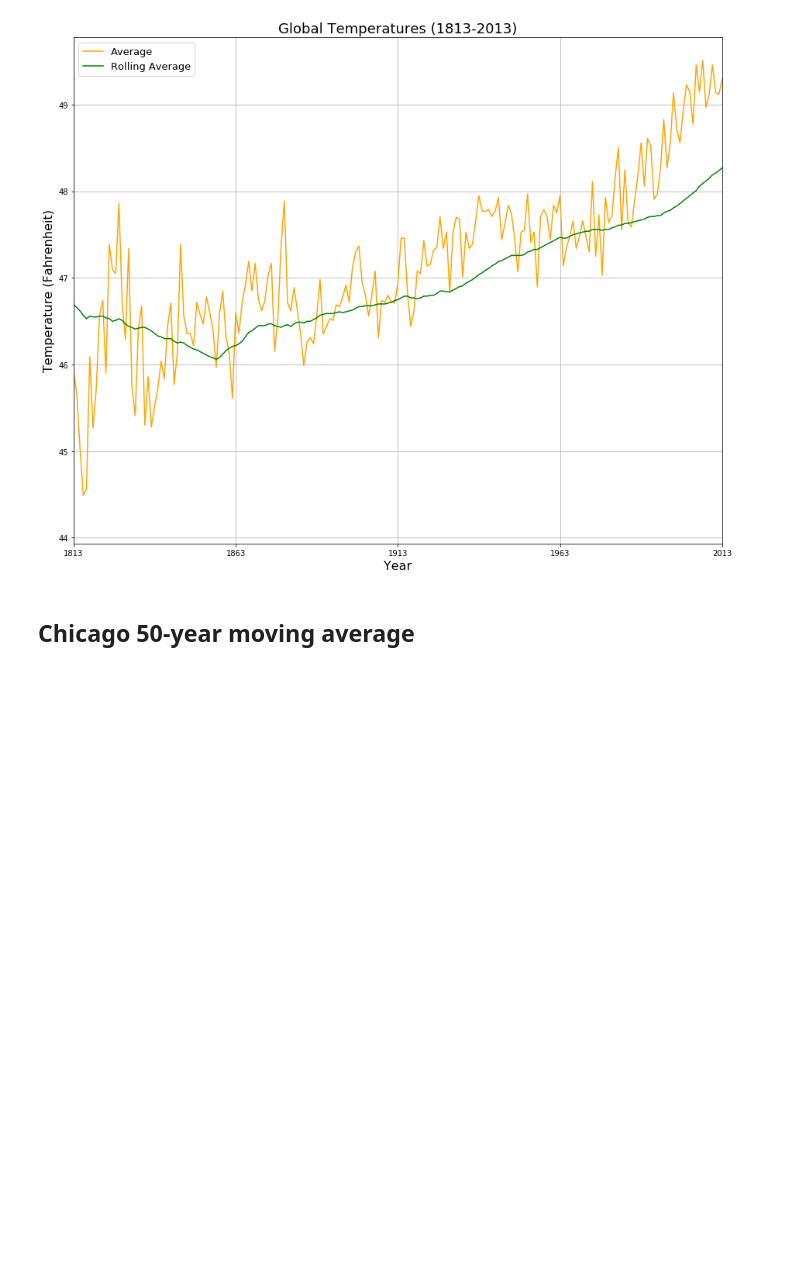
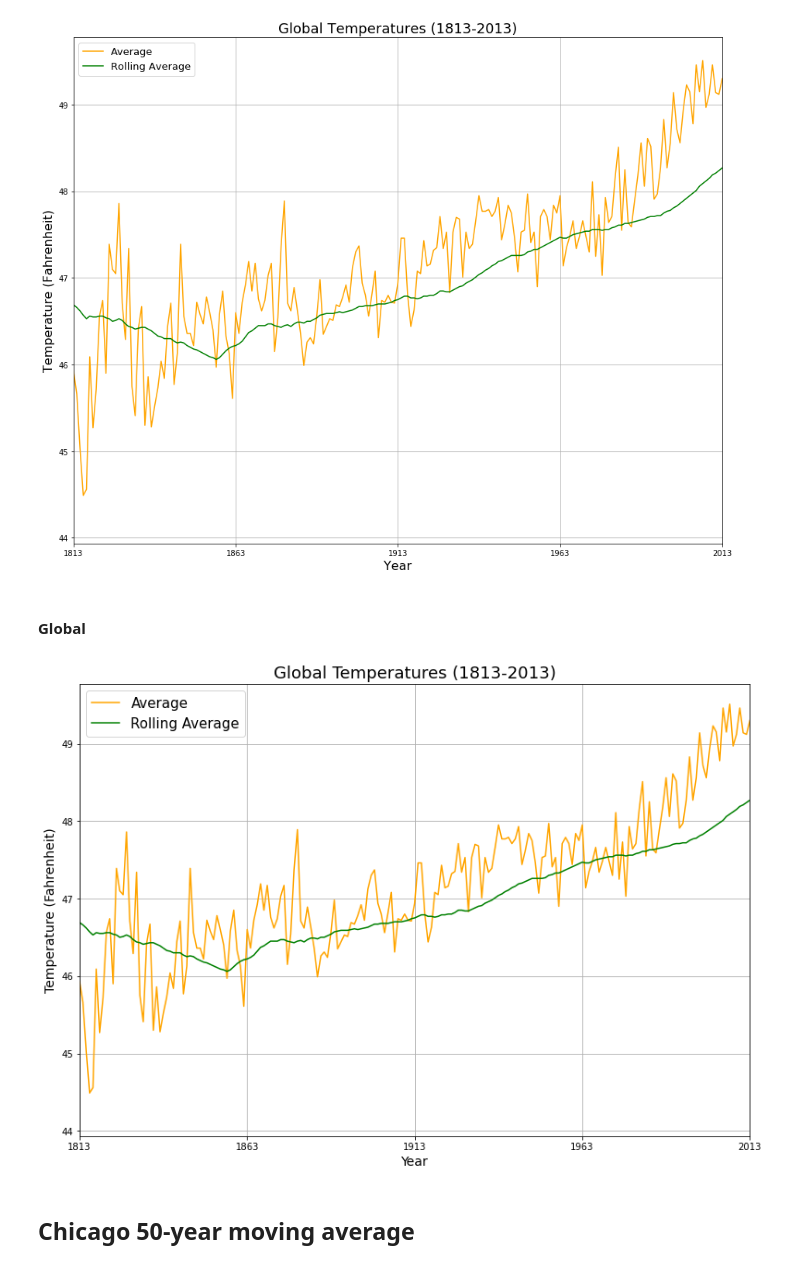
Before and after one commit to sdavitt/week_9, a Jupyter notebook: PandasWeather/Global and Local Weather Trends.ipynb, the cells around one changed output. Drawn from its saved outputs; the diff is of its cells as text; code cells hidden in the pictures; blank space fills up the shorter version.

```diff
--- a/PandasWeather/Global and Local Weather Trends.ipynb
+++ b/PandasWeather/Global and Local Weather Trends.ipynb
@@ -41,0 +150,3 @@ df_chicago.head()
+# %%
+df_global = df_global.query('year >= 1764 and year <= 2013')
+df_global
@@ -43,0 +172,3 @@ df_chicago.head()
+# %%
+df_global.reset_index(drop=True, inplace=True)
+df_global.to_csv('clean_global.csv')
@@ -54,0 +225,2 @@ df_chicago.head()
+# %%
+df_global['ra_50'] = round(df_global.avg_temp.rolling(50).mean(), 2)
@@ -59,6 +255,26 @@ df_chicago.head()
 # rolling average by year (green)
 # %% [output]
 [figure]
+# %%
+year_range = range(1813, 2014, 50)
+year_labels = ['1813', '1863', '1913', '1963', '2013']
+# %% [markdown]
+#### Global
+# %%
+plt.figure(figsize=(13, 9))
+
+plt.plot(df_global.year, df_global.avg_temp, color='orange')
+plt.plot(df_global.year, df_global.ra_50, color='green')
+plt.xticks(year_range, year_labels)
+plt.xlim(int(year_labels[0]), int(year_labels[-1]))
+
+plt.title('Global Temperatures (1813-2013)', fontsize=18)
+plt.ylabel('Temperature (Fahrenheit)', fontsize=14)
+plt.xlabel('Year', fontsize=14)
+plt.grid(True)
+plt.legend(['Average', 'Rolling Average'], loc='best', prop={'size': 15});
+# %% [output]
+[figure, added]
 # %% [markdown]
 ## Chicago 50-year moving average
 # %% [markdown]
```
Also changed, not shown: parts of 31 cells of this notebook, 19 other files.
